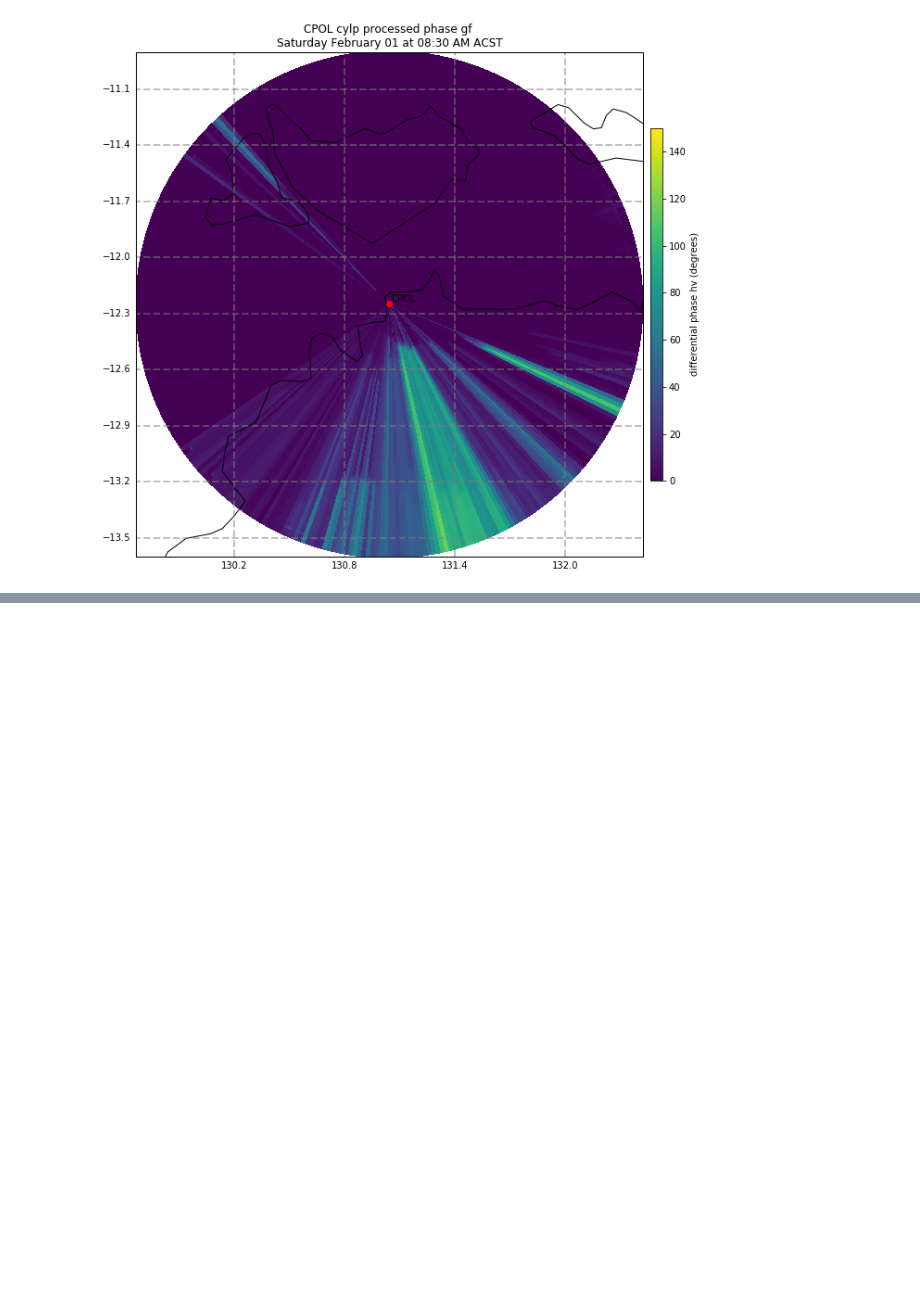
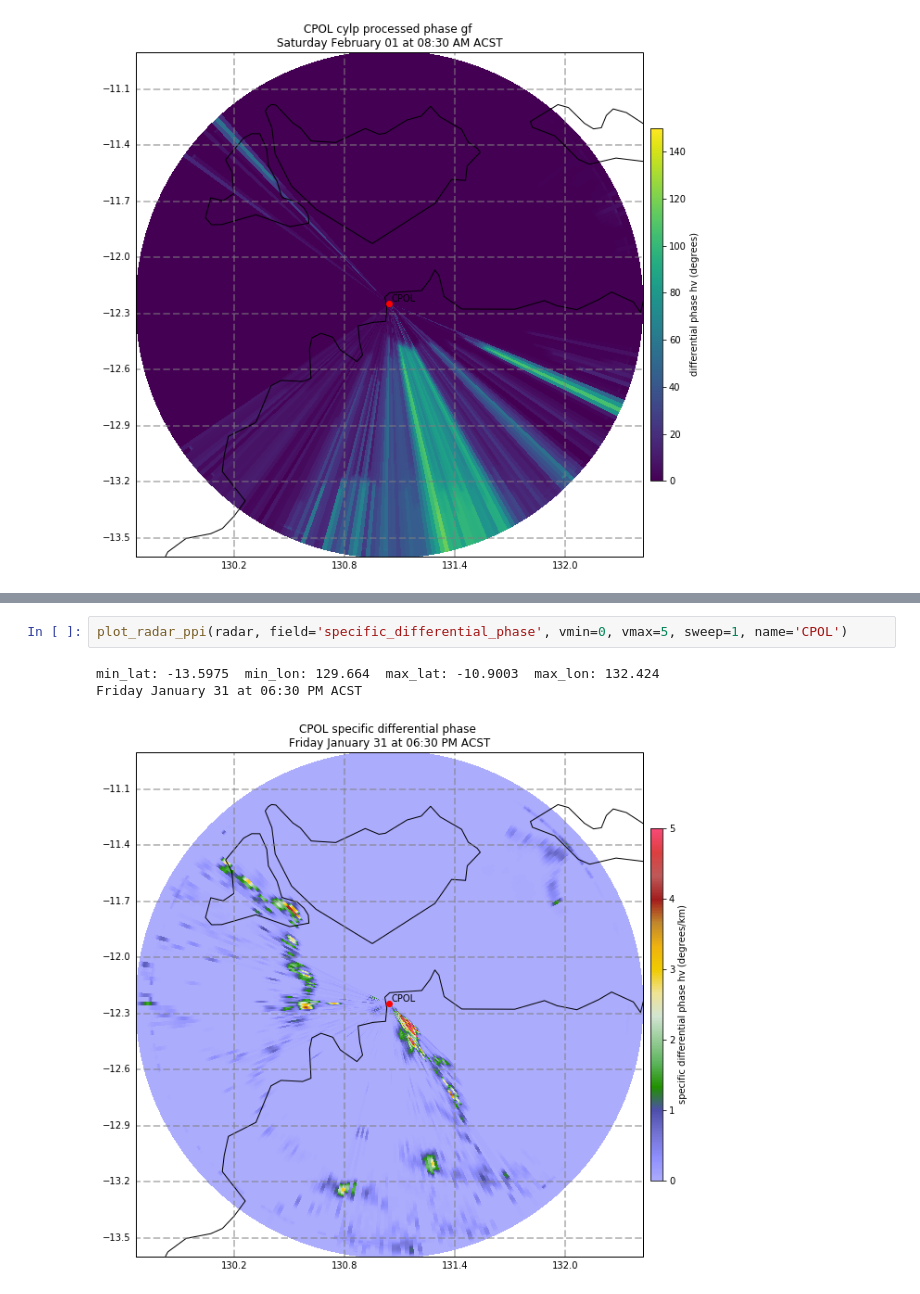
Before and after one commit to scollis/bom_visit_2017, a Jupyter notebook: notebooks/LP Breakout.ipynb, the cells around one changed output, grey strips where cells are left out. Drawn from its saved outputs; the diff is of its cells as text; blank space fills up the shorter version.

```diff
--- a/notebooks/LP Breakout.ipynb
+++ b/notebooks/LP Breakout.ipynb
@@ -1092,0 +1125,6 @@ Saturday February 01 at 08:30 AM ACST
+# %%
+plot_radar_ppi(radar, field='specific_differential_phase', vmin=0, vmax=5, sweep=1, name='CPOL')
+# %% [output]
+min_lat: -13.5975  min_lon: 129.664  max_lat: -10.9003  max_lon: 132.424
+Friday January 31 at 06:30 PM ACST
+[figure, added]
```
Also changed, not shown: parts of 21 cells of this notebook.
